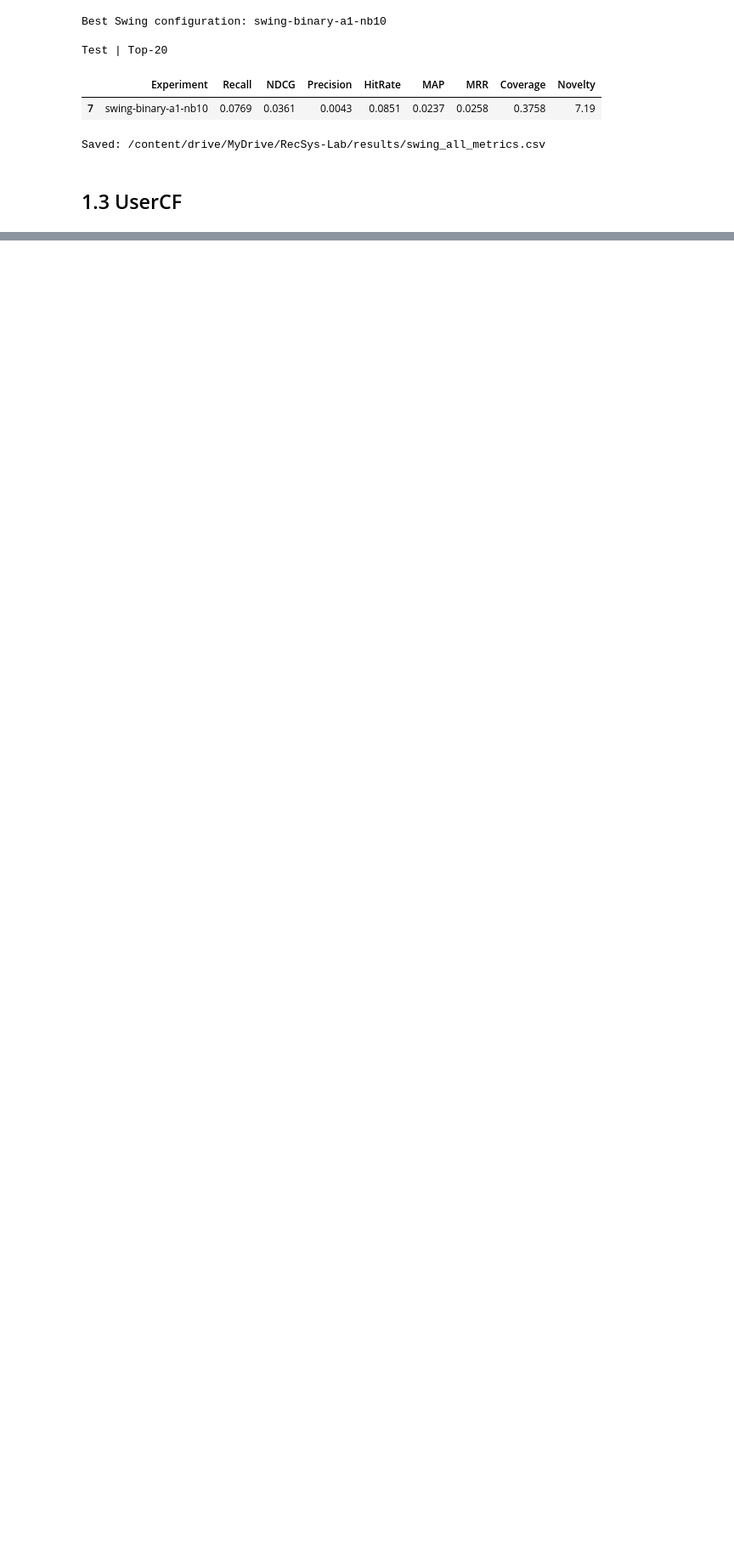
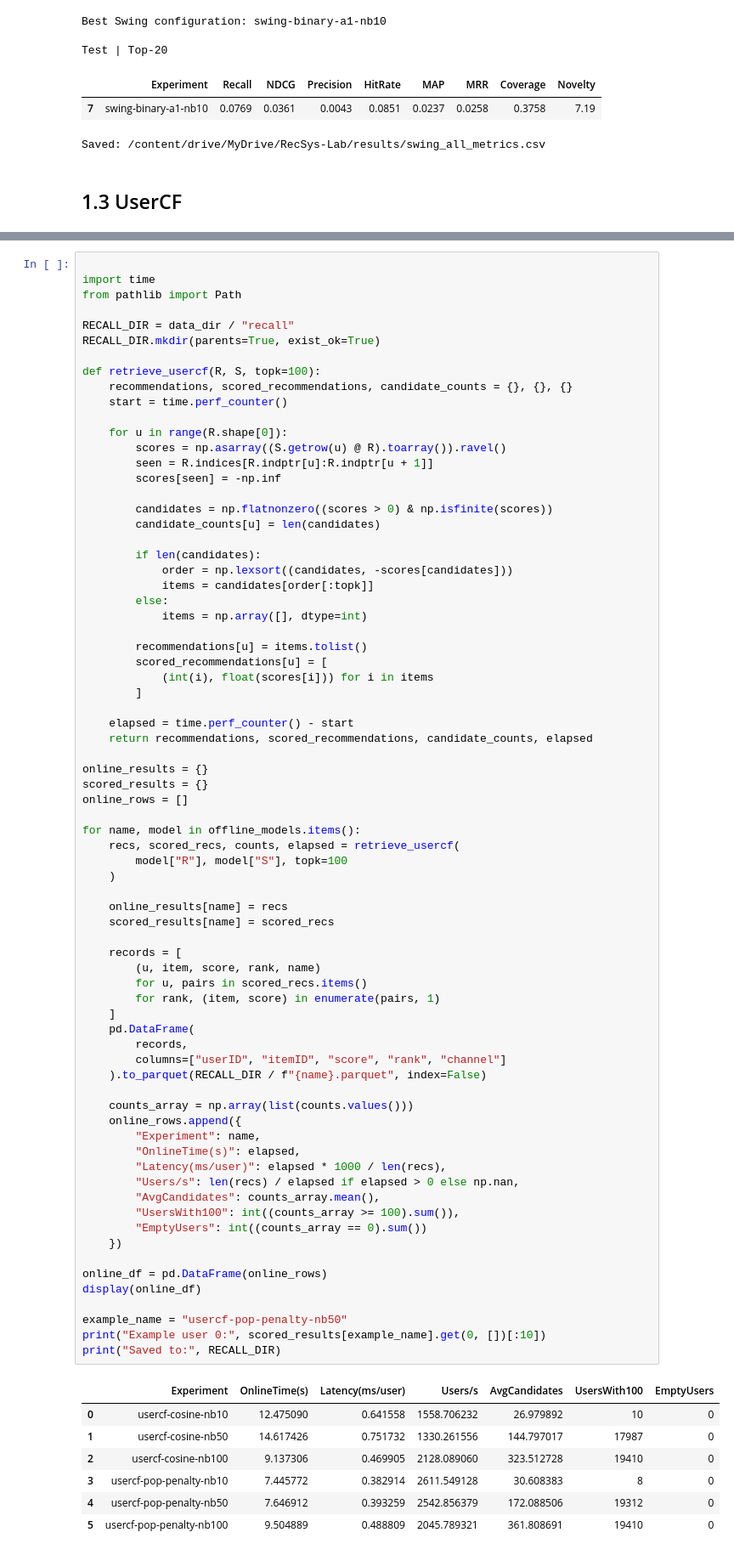
Before and after one commit to lixiang0618/RecSys-Lab, a Jupyter notebook: notebook/recsys_baseline.ipynb, the cells around one changed output, grey strips where cells are left out. Shown at 85% size. Drawn from its saved outputs; the diff is of its cells as text; blank space fills up the shorter version.

```diff
--- a/notebook/recsys_baseline.ipynb
+++ b/notebook/recsys_baseline.ipynb
@@ -721,0 +799,81 @@ Saved: /content/drive/MyDrive/RecSys-Lab/results/swing_all_metrics.csv
+# %%
+
+import time
+from pathlib import Path
+
+RECALL_DIR = data_dir / "recall"
+RECALL_DIR.mkdir(parents=True, exist_ok=True)
+
+def retrieve_usercf(R, S, topk=100):
+    recommendations, scored_recommendations, candidate_counts = {}, {}, {}
+    start = time.perf_counter()
+
+    for u in range(R.shape[0]):
+        scores = np.asarray((S.getrow(u) @ R).toarray()).ravel()
+        seen = R.indices[R.indptr[u]:R.indptr[u + 1]]
+        scores[seen] = -np.inf
+
+        candidates = np.flatnonzero((scores > 0) & np.isfinite(scores))
+        candidate_counts[u] = len(candidates)
+
+        if len(candidates):
+            order = np.lexsort((candidates, -scores[candidates]))
+            items = candidates[order[:topk]]
+        else:
+            items = np.array([], dtype=int)
+
+        recommendations[u] = items.tolist()
+        scored_recommendations[u] = [
+            (int(i), float(scores[i])) for i in items
+        ]
+
+    elapsed = time.perf_counter() - start
+    return recommendations, scored_recommendations, candidate_counts, elapsed
+
+online_results = {}
+scored_results = {}
+online_rows = []
+
+for name, model in offline_models.items():
+    recs, scored_recs, counts, elapsed = retrieve_usercf(
+        model["R"], model["S"], topk=100
+    )
+
+    online_results[name] = recs
+    scored_results[name] = scored_recs
+
+    records = [
+        (u, item, score, rank, name)
+        for u, pairs in scored_recs.items()
+        for rank, (item, score) in enumerate(pairs, 1)
+    ]
+    pd.DataFrame(
+        records,
+        columns=["userID", "itemID", "score", "rank", "channel"]
+    ).to_parquet(RECALL_DIR / f"{name}.parquet", index=False)
+
+    counts_array = np.array(list(counts.values()))
+    online_rows.append({
+        "Experiment": name,
+        "OnlineTime(s)": elapsed,
+        "Latency(ms/user)": elapsed * 1000 / len(recs),
+        "Users/s": len(recs) / elapsed if elapsed > 0 else np.nan,
+        "AvgCandidates": counts_array.mean(),
+        "UsersWith100": int((counts_array >= 100).sum()),
+        "EmptyUsers": int((counts_array == 0).sum())
+    })
+
+online_df = pd.DataFrame(online_rows)
+display(online_df)
+
+example_name = "usercf-pop-penalty-nb50"
+print("Example user 0:", scored_results[example_name].get(0, [])[:10])
+print("Saved to:", RECALL_DIR)
+# %% [output]
+|  | Experiment | OnlineTime(s) | Latency(ms/user) | Users/s | AvgCandidates | UsersWith100 | EmptyUsers |
+| 0 | usercf-cosine-nb10 | 12.475090 | 0.641558 | 1558.706232 | 26.979892 | 10 | 0 |
+| 1 | usercf-cosine-nb50 | 14.617426 | 0.751732 | 1330.261556 | 144.797017 | 17987 | 0 |
+| 2 | usercf-cosine-nb100 | 9.137306 | 0.469905 | 2128.089060 | 323.512728 | 19410 | 0 |
+| 3 | usercf-pop-penalty-nb10 | 7.445772 | 0.382914 | 2611.549128 | 30.608383 | 8 | 0 |
+| 4 | usercf-pop-penalty-nb50 | 7.646912 | 0.393259 | 2542.856379 | 172.088506 | 19312 | 0 |
+| 5 | usercf-pop-penalty-nb100 | 9.504889 | 0.488809 | 2045.789321 | 361.808691 | 19410 | 0 |
```
Also changed, not shown: parts of 8 cells of this notebook.
